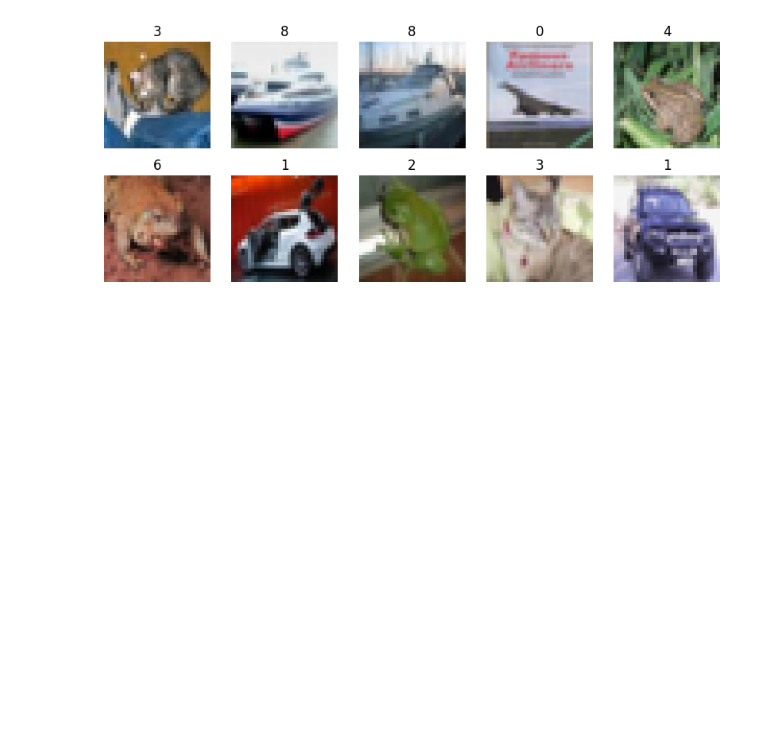
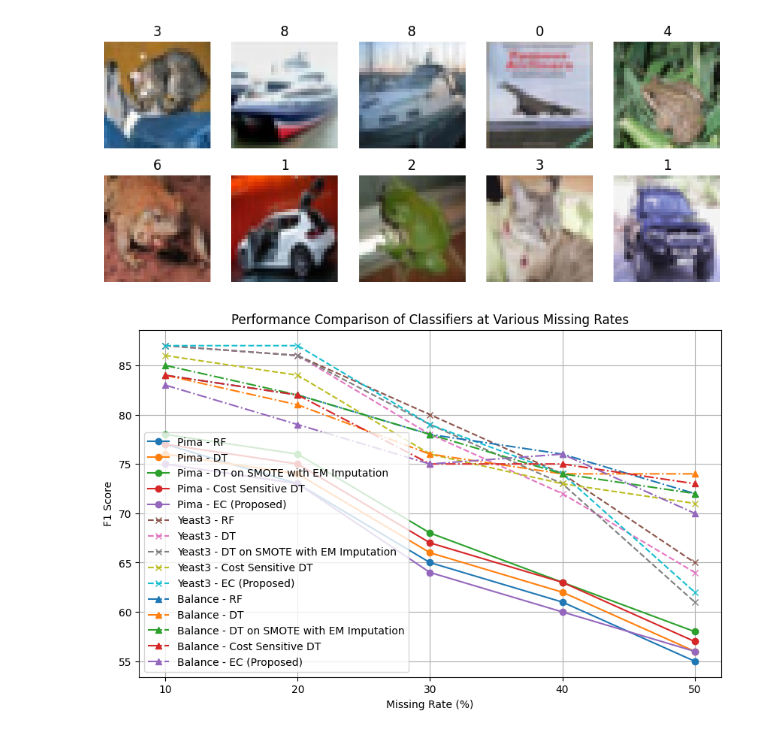
Before and after one commit to Praharshita1275/deep_learning_practice, a Jupyter notebook: deep_learning_sem6.ipynb, the cells around one changed output. Drawn from its saved outputs; the diff is of its cells as text; code cells hidden in the pictures; blank space fills up the shorter version.

```diff
--- a/deep_learning_sem6.ipynb
+++ b/deep_learning_sem6.ipynb
@@ -2128,3 +2128,61 @@ Learning Rate: 0.001
 Test Accuracy: 0.6344000101089478
 1/1 ━━━━━━━━━━━━━━━━━━━━ 1s 530ms/step
 [figure]
+# %%
+import matplotlib.pyplot as plt
+
+# Missing rates
+missing_rates = [10, 20, 30, 40, 50]
+
+# F1 scores for each classifier across the missing rates for each dataset
+f1_scores_pima = {
+    'RF': [77, 73, 65, 61, 55],
+    'DT': [76, 74, 66, 62, 56],
+    'DT on SMOTE with EM Imputation': [78, 76, 68, 63, 58],
+    'Cost Sensitive DT': [77, 75, 67, 63, 57],
+    'EC (Proposed)': [75, 73, 64, 60, 56]
+}
+
+f1_scores_yeast = {
+    'RF': [87, 86, 80, 74, 65],
+    'DT': [87, 86, 78, 72, 64],
+    'DT on SMOTE with EM Imputation': [87, 86, 79, 73, 61],
+    'Cost Sensitive DT': [86, 84, 76, 73, 71],
+    'EC (Proposed)': [87, 87, 79, 74, 62]
+}
+
+f1_scores_balance = {
+    'RF': [84, 82, 78, 76, 72],
+    'DT': [84, 81, 76, 74, 74],
+    'DT on SMOTE with EM Imputation': [85, 82, 78, 74, 72],
+    'Cost Sensitive DT': [84, 82, 75, 75, 73],
+    'EC (Proposed)': [83, 79, 75, 76, 70]
+}
+
+# Plotting the graph
+plt.figure(figsize=(10, 6))
+
+# Plot for Pima-Indians-diabetes dataset
+for model, f1_scores in f1_scores_pima.items():
+    plt.plot(missing_rates, f1_scores, marker='o', label=f'Pima - {model}')
+
+# Plot for Yeast3 dataset
+for model, f1_scores in f1_scores_yeast.items():
+    plt.plot(missing_rates, f1_scores, marker='x', linestyle='--', label=f'Yeast3 - {model}')
+
+# Plot for Balance Scale dataset
+for model, f1_scores in f1_scores_balance.items():
+    plt.plot(missing_rates, f1_scores, marker='^', linestyle='-.', label=f'Balance - {model}')
+
+# Labels and title
+plt.title('Performance Comparison of Classifiers at Various Missing Rates')
+plt.xlabel('Missing Rate (%)')
+plt.ylabel('F1 Score')
+plt.xticks(missing_rates)
+plt.legend()
+
+# Show the plot
+plt.grid(True)
+plt.show()
+# %% [output]
+[figure, added]
```
